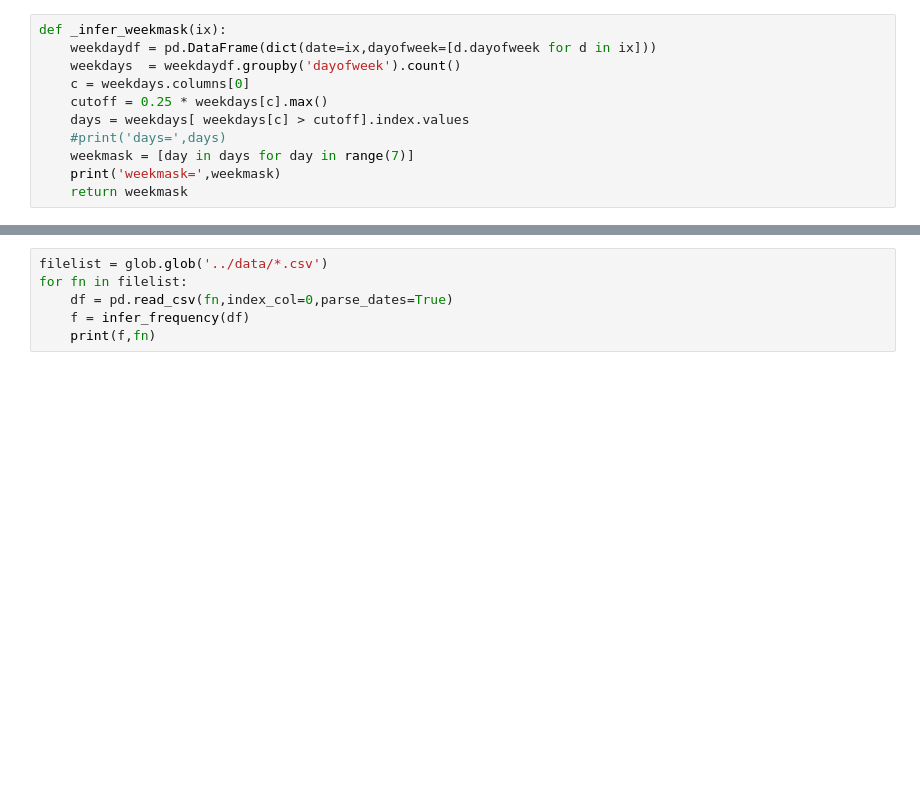
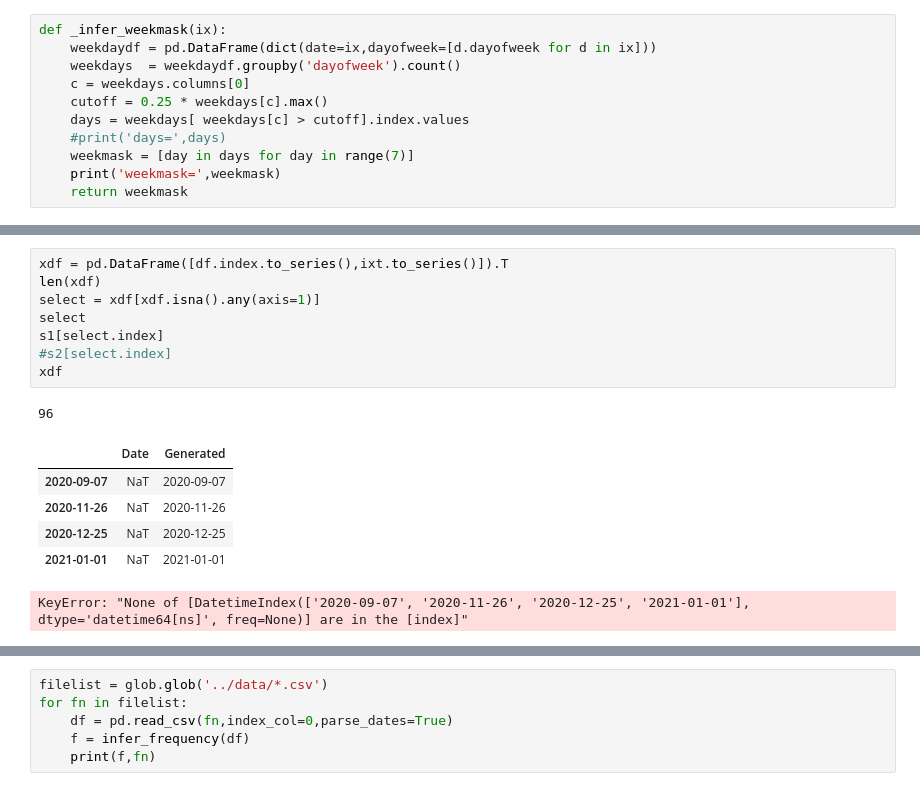
Before and after one commit to DanielGoldfarb/mplfinance, a Jupyter notebook: examples/scratch_pad/date_iloc_dev.ipynb, the cells around one changed output, grey strips where cells are left out. Drawn from its saved outputs; the diff is of its cells as text; blank space fills up the shorter version.

```diff
--- a/examples/scratch_pad/date_iloc_dev.ipynb
+++ b/examples/scratch_pad/date_iloc_dev.ipynb
@@ -294,0 +282,16 @@ class DateIlocTransform:
+# %%
+xdf = pd.DataFrame([df.index.to_series(),ixt.to_series()]).T
+len(xdf)
+select = xdf[xdf.isna().any(axis=1)]
+select
+s1[select.index]
+#s2[select.index]
+xdf
+# %% [output]
+96
+|  | Date | Generated |
+| 2020-09-07 | NaT | 2020-09-07 |
+| 2020-11-26 | NaT | 2020-11-26 |
+| 2020-12-25 | NaT | 2020-12-25 |
+| 2021-01-01 | NaT | 2021-01-01 |
+KeyError: "None of [DatetimeIndex(['2020-09-07', '2020-11-26', '2020-12-25', '2021-01-01'], dtype='datetime64[ns]', freq=None)] are in the [index]"
```
Also changed, not shown: parts of 16 cells of this notebook.
